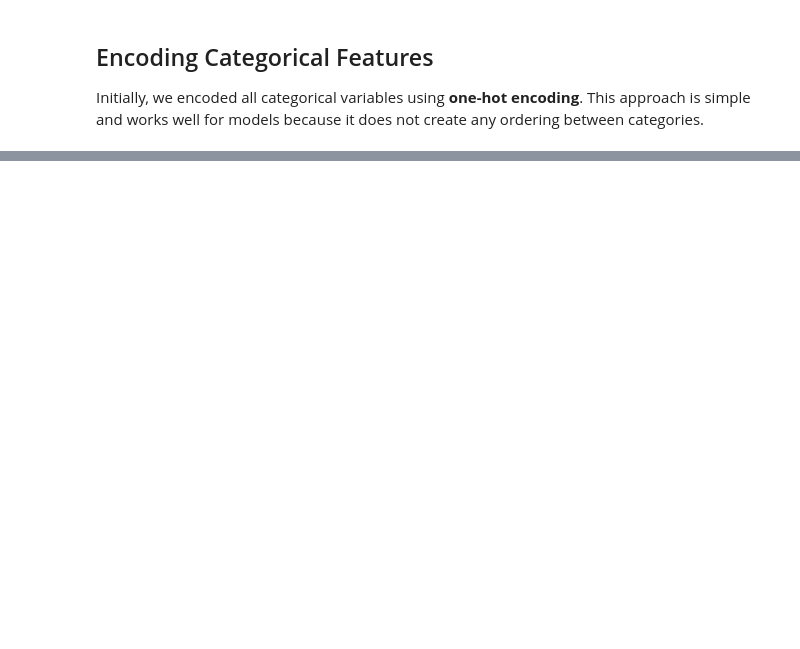
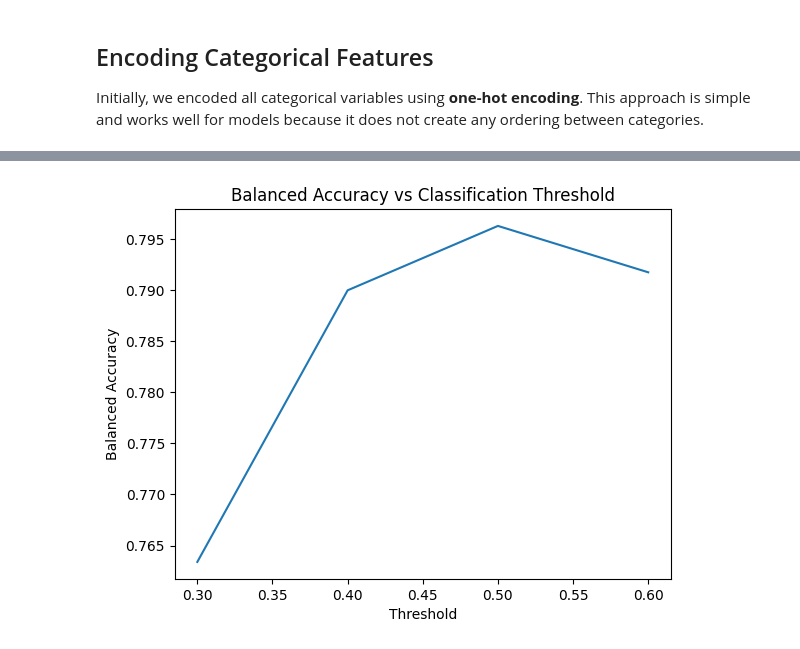
Before and after one commit to karenheckel/skyguard, a Jupyter notebook: project.ipynb, the cells around one changed output, grey strips where cells are left out. Cells and saved outputs as stored; diff of their text form; code cells hidden in the pictures; blank space fills up the shorter version.

```diff
--- a/project.ipynb
+++ b/project.ipynb
@@ -470,0 +696,9 @@ X_test_encoded = encode_cols(test_data, categorical_cols, fit=False, encoders=en
+# %%
+# Plot threshold vs balanced accuracy
+plt.plot(thresholds, scores)
+plt.xlabel("Threshold")
+plt.ylabel("Balanced Accuracy")
+plt.title("Balanced Accuracy vs Classification Threshold")
+plt.show()
+# %% [output]
+[figure, added]
```
Also changed, not shown: parts of 13 cells of this notebook.
